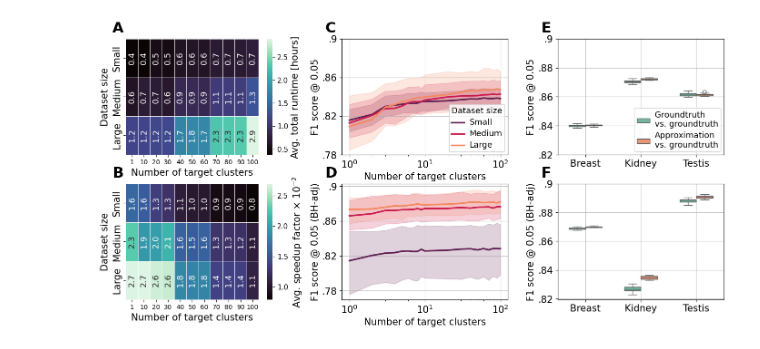
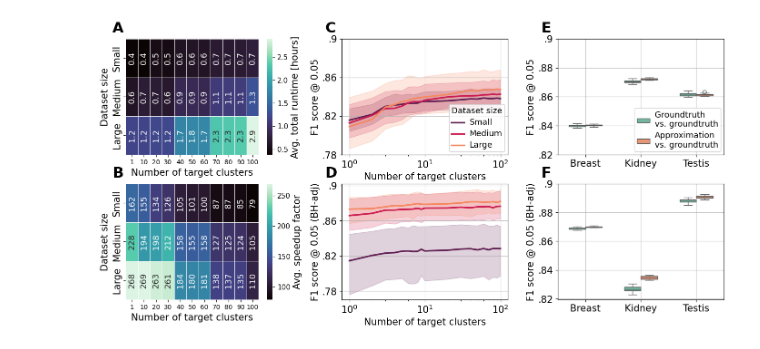
Before and after one commit to bionetslab/SignifiKANTE_Results, a Jupyter notebook: scripts/plotting/plot_best_results.ipynb, the cells around one changed output. Drawn from its saved outputs; the diff is of its cells as text; code cells hidden in the pictures.

```diff
--- a/scripts/plotting/plot_best_results.ipynb
+++ b/scripts/plotting/plot_best_results.ipynb
@@ -127,7 +127,7 @@ def plot_random_target_results(results_path : str):
     axs['D'].set_xscale('log')
 
     # --- Compute and aggregate speed-up factors ---
-    results_df['speedup_factor_log10'] = results_df['rel_time_saving'] / 100
+    results_df['speedup_factor_log10'] = results_df['rel_time_saving']
 
     # --- Filter x-values of interest ---
     subset = results_df[results_df['num_non_tfs'].isin([1,10,20,30,40,50,60,70,80,90,100])]
@@ -178,7 +178,7 @@ def plot_random_target_results(results_path : str):
     #axs['A'].set_aspect(aspect=2.3)
 
     # --- Compute and aggregate speed-up factors ---
-    results_df['speedup_factor_log10'] = results_df['rel_time_saving'] / 100
+    #results_df['speedup_factor_log10'] = results_df['rel_time_saving']
 
     speedup_df = (
         subset
@@ -198,8 +198,8 @@ def plot_random_target_results(results_path : str):
     linewidths=0.5,
     linecolor='white',
     annot=True,
-    fmt=".1f",
-    cbar_kws={'label': r'Avg. speedup factor × $10^{-2}$'},
+    fmt=".0f",
+    cbar_kws={'label': r'Avg. speedup factor'},
     ax=axs['B'],
     annot_kws={
         "size": label_fontsize-2,
@@ -210,7 +210,7 @@ def plot_random_target_results(results_path : str):
 )
 
     cbar = heat2.collections[0].colorbar
-    cbar.set_ticks([1.0, 1.5, 2.0, 2.5])
+    cbar.set_ticks([100, 150, 200, 250])
     cbar.ax.yaxis.label.set_size(label_fontsize)
     cbar.ax.tick_params(labelsize=label_fontsize - 4)
 
@@ -254,31 +254,31 @@ def plot_random_target_results(results_path : str):
     axs['F'].tick_params(axis='x', labelsize=label_fontsize)
     axs['F'].tick_params(axis='y', labelsize=label_fontsize)
     axs['F'].yaxis.set_major_formatter(FuncFormatter(format_ticks))
     axs['F'].grid(True, alpha=0.8)
 
     # Remove individual legends
     #axs['E'].legend_.remove()
     axs['F'].legend_.remove()
 
     labels = {'A': 'A', 'B': 'B', 'C': 'C', 'D': 'D', 'E':'E', 'F': 'F'}
 
     for key, label in labels.items():
         ax = axs[key]
         ax.text(
             -0.1, 1.15, label,  # x, y (in axes fraction coords)
             transform=ax.transAxes,
             fontsize=23,
             fontweight='bold',
             va='top',
             ha='left'
         )
 
     fig.tight_layout()
     fig.subplots_adjust(hspace=0.25, wspace=0.3)
     #plt.show()
     plt.savefig("approximation_runtime_results_signifikante_smaller.pdf", format='pdf', bbox_inches='tight')
 
 results_path = "../../results/random_targets_wasserstein_all_tissues_with_samples.csv"
 plot_random_target_results(results_path)
 # %% [output]
-[figure, old version]
+[figure, new version]
```
Also changed, not shown: 10 other files.
